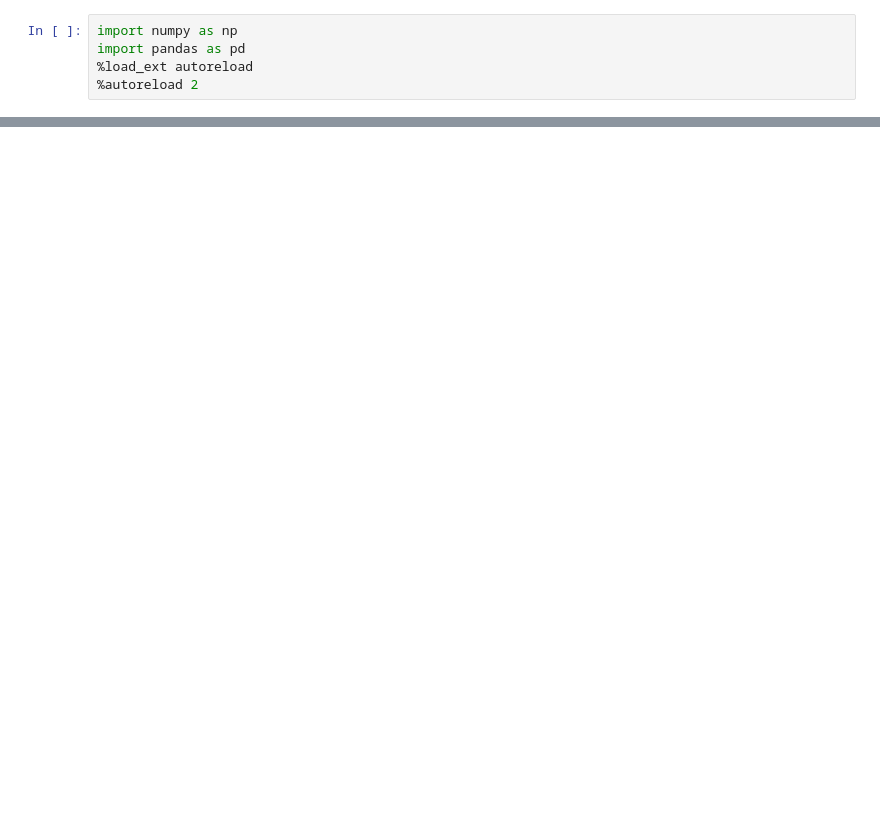
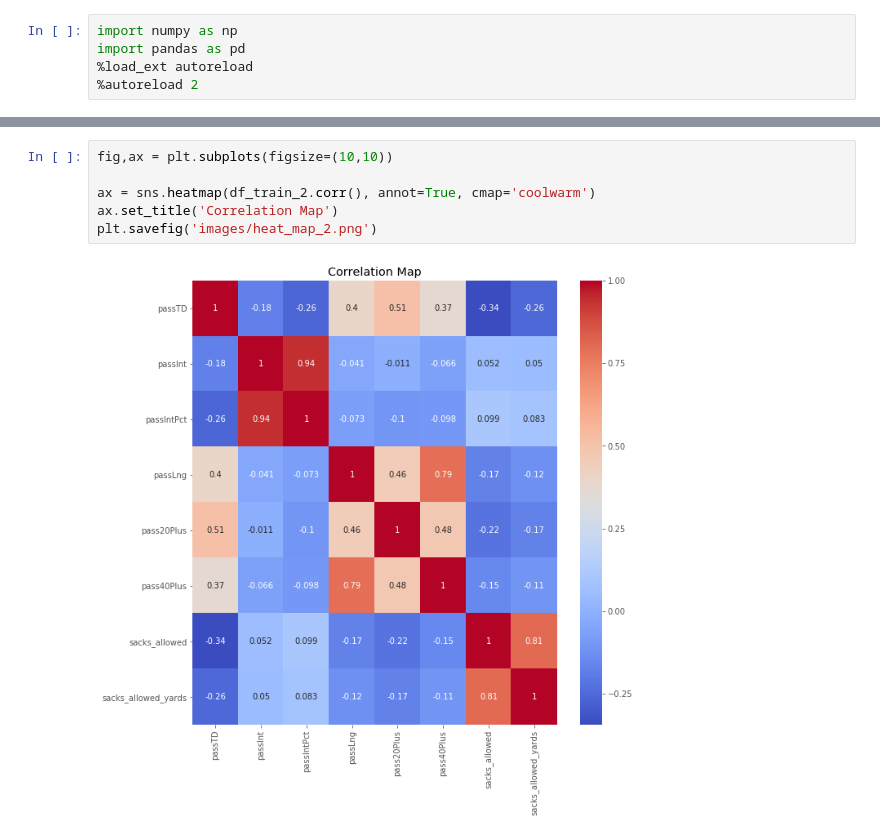
Before and after one commit to tylerjwoods/nfl_game_predictor, a Jupyter notebook: nfl_notebook.ipynb, the cells around one changed output, grey strips where cells are left out. Saved outputs shown, nothing was run; the diff lists cells and outputs as text; blank space fills up the shorter version.

```diff
--- a/nfl_notebook.ipynb
+++ b/nfl_notebook.ipynb
@@ -47,0 +106,8 @@ team_stats_aggregated.aggregated_stats.to_csv('data/aggregated_2014_to_2019.csv'
+# %%
+fig,ax = plt.subplots(figsize=(10,10))
+
+ax = sns.heatmap(df_train_2.corr(), annot=True, cmap='coolwarm')
+ax.set_title('Correlation Map')
+plt.savefig('images/heat_map_2.png')
+# %% [output]
+[figure, added]
```
Also changed, not shown: parts of 38 cells of this notebook, 8 other files.
